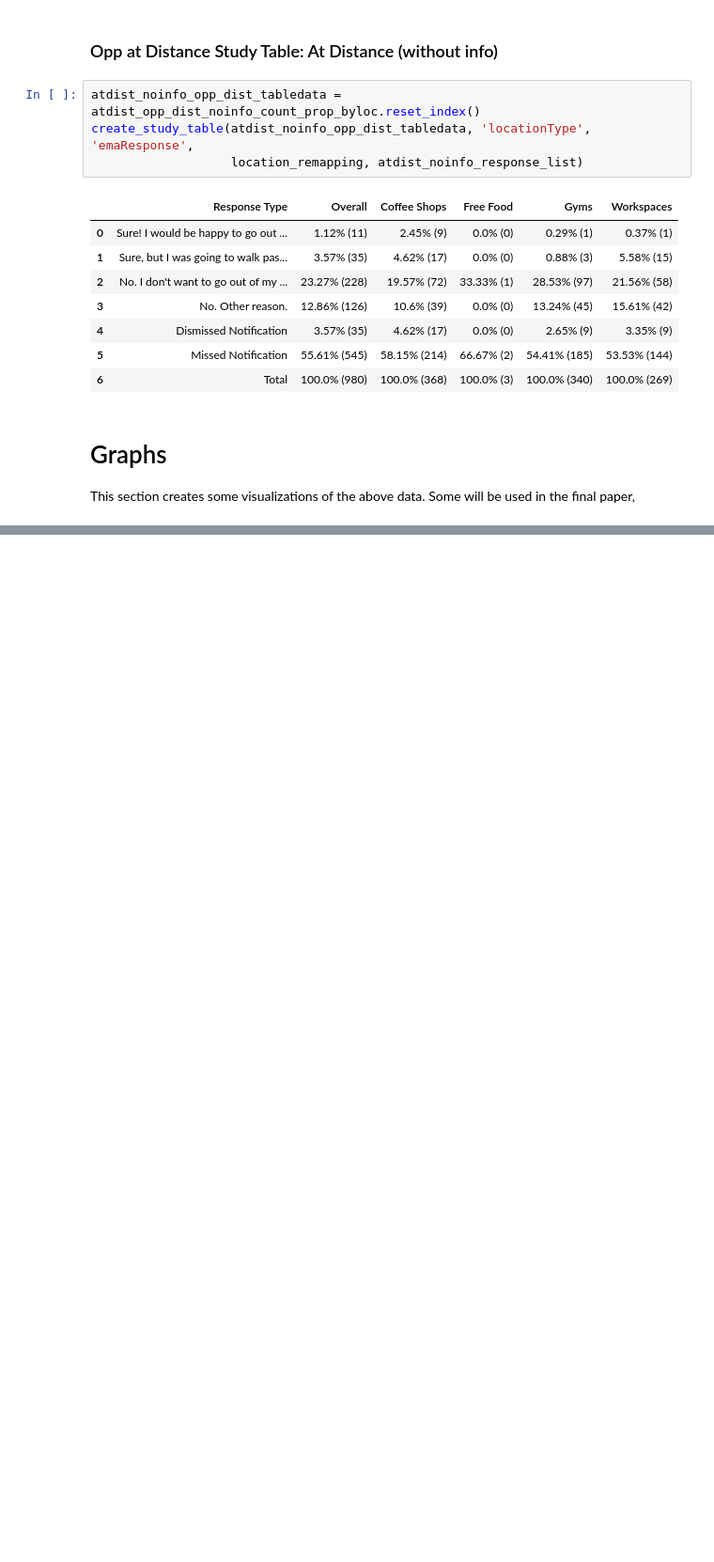
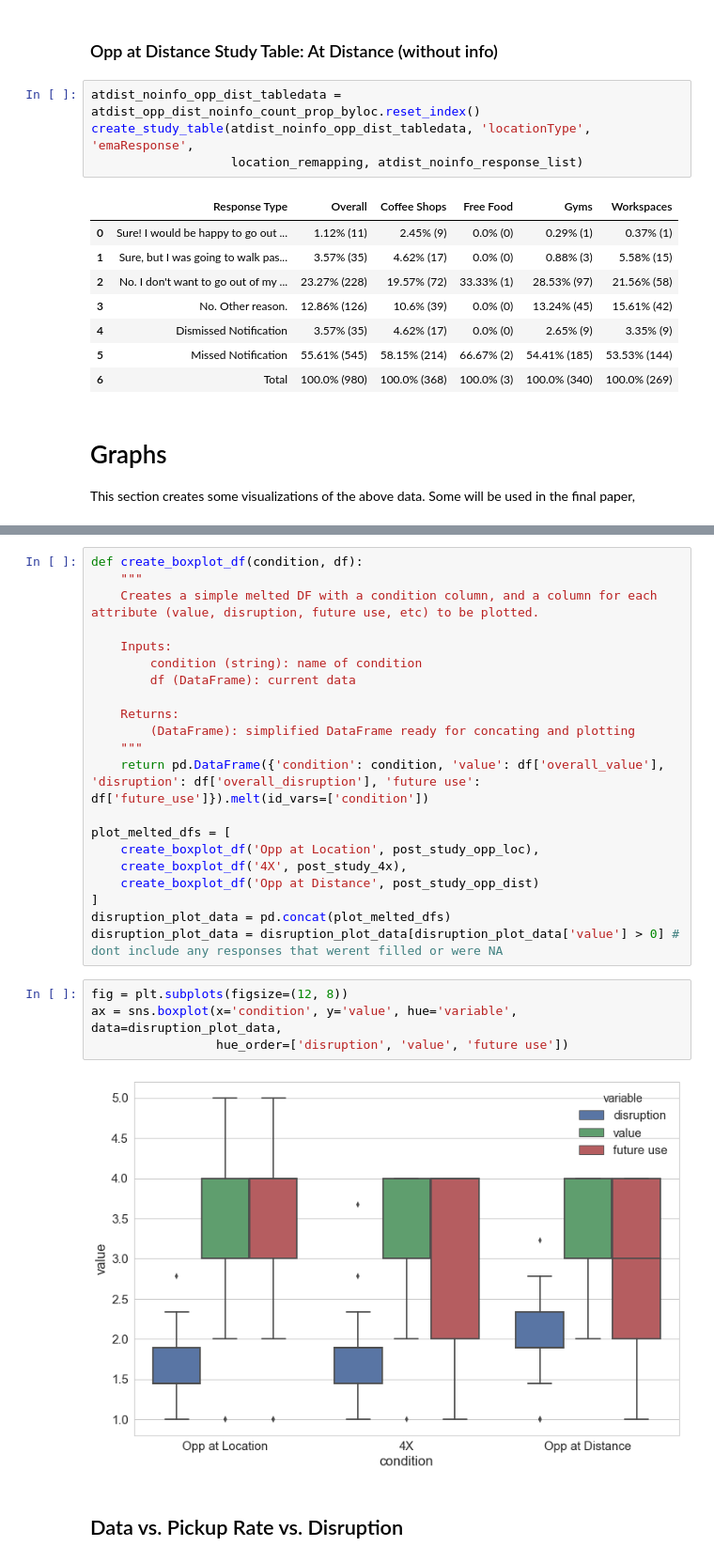
Before and after one commit to NUDelta/les-study-analysis, a Jupyter notebook: w2018/4X-study-dashboard.ipynb, the cells around one changed output, grey strips where cells are left out. Shown: that part at 94% size. Cells and saved outputs as stored; diff of their text form; blank space fills up the shorter version.

```diff
--- a/w2018/4X-study-dashboard.ipynb
+++ b/w2018/4X-study-dashboard.ipynb
@@ -1240,0 +1408,29 @@ This section creates some visualizations of the above data. Some will be used in
+# %%
+def create_boxplot_df(condition, df):
+    """
+    Creates a simple melted DF with a condition column, and a column for each attribute (value, disruption, future use, etc) to be plotted.
+
+    Inputs:
+        condition (string): name of condition
+        df (DataFrame): current data
+
+    Returns:
+        (DataFrame): simplified DataFrame ready for concating and plotting
+    """
+    return pd.DataFrame({'condition': condition, 'value': df['overall_value'], 'disruption': df['overall_disruption'], 'future use': df['future_use']}).melt(id_vars=['condition'])
+
+plot_melted_dfs = [
+    create_boxplot_df('Opp at Location', post_study_opp_loc),
+    create_boxplot_df('4X', post_study_4x),
+    create_boxplot_df('Opp at Distance', post_study_opp_dist)
+]
+disruption_plot_data = pd.concat(plot_melted_dfs)
+disruption_plot_data = disruption_plot_data[disruption_plot_data['value'] > 0] # dont include any responses that werent filled or were NA
+# %%
+fig = plt.subplots(figsize=(12, 8))
+ax = sns.boxplot(x='condition', y='value', hue='variable', data=disruption_plot_data,
+                 hue_order=['disruption', 'value', 'future use'])
+# %% [output]
+[figure, added]
+# %% [markdown]
+## Data vs. Pickup Rate vs. Disruption
```
Also changed, not shown: parts of 18 cells of this notebook.
